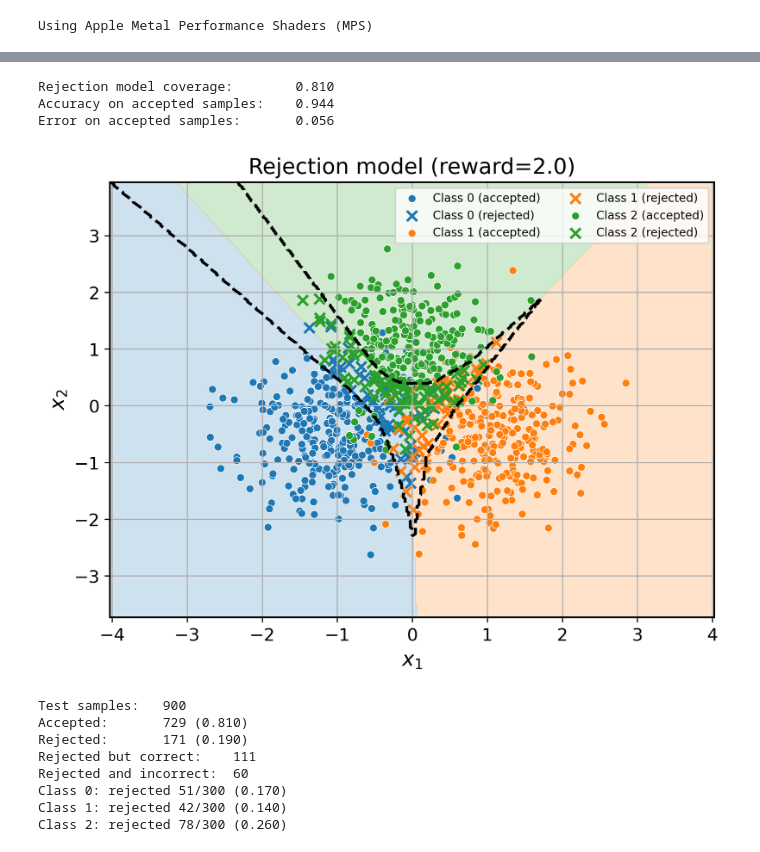
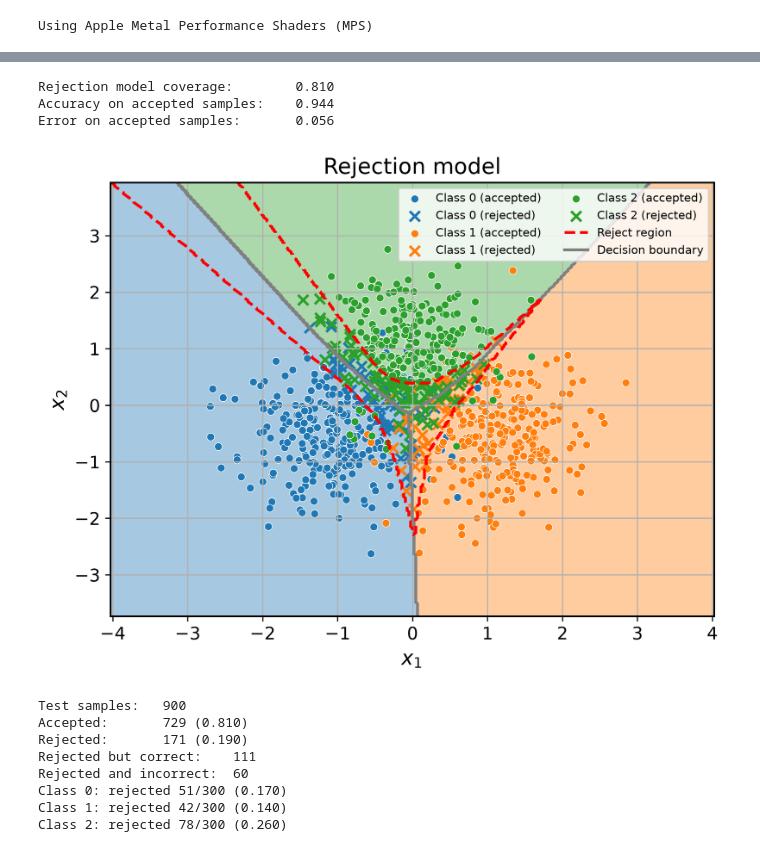
Before and after one commit to raham24/Epistemic-Uncertainty-Aware-Defect-Detection-for-Quality-Control-in-Medical-Device-Manufacturing, a Jupyter notebook: toy_example/toy_example.ipynb, the cells around one changed output, grey strips where cells are left out. Cells and saved outputs as stored; diff of their text form; code cells hidden in the pictures.

```diff
--- a/toy_example/toy_example.ipynb
+++ b/toy_example/toy_example.ipynb
@@ -349,13 +349,33 @@ ax.contourf(
     alpha=0.22,
 )
 
-# Reject region shown as dashed contour
+Z = labels.reshape(xx.shape)
+
+ax.contourf(
+    xx,
+    yy,
+    Z,
+    levels=np.arange(4) - 0.5,
+    cmap=cmap,
+    alpha=0.22,
+)
+
+ax.contour(
+    xx,
+    yy,
+    Z,
+    levels=[0.5, 1.5],
+    colors="gray",
+    linewidths=2.0,
+    linestyles="-",
+)
+
 ax.contour(
     xx,
     yy,
     abstain.reshape(xx.shape),
     levels=[0.5],
-    colors="black",
+    colors="red",
     linewidths=2.0,
     linestyles="--",
 )
@@ -393,39 +413,41 @@ ax.set_xlim(x_min, x_max)
 ax.set_ylim(y_min, y_max)
 ax.set_xlabel("$x_1$")
 ax.set_ylabel("$x_2$")
-ax.set_title(f"Rejection model (reward={reward})")
+ax.set_title(f"Rejection model")# (reward={reward})")
+ax.plot([], [], color='red', linestyle='--', linewidth=2.0, label='Reject region')
+ax.plot([], [], color='gray', linestyle='-', linewidth=2.0, label='Decision boundary')
 ax.legend(loc="best", fontsize=8, ncol=2, frameon=True)
 
 plt.show()
 
 n_test = len(y_test)
 n_accepted = int(np.sum(accepted))
 n_rejected = int(np.sum(~accepted))
 
 print(f"Test samples:   {n_test}")
 print(f"Accepted:       {n_accepted} ({n_accepted / n_test:.3f})")
 print(f"Rejected:       {n_rejected} ({n_rejected / n_test:.3f})")
 
 pred = rej_metrics_default["pred"] if "pred" in rej_metrics_default else None
 if pred is not None:
     correct = pred == y_test
 
     rejected_correct = int(np.sum((~accepted) & correct))
     rejected_wrong = int(np.sum((~accepted) & (~correct)))
 
     print(f"Rejected but correct:    {rejected_correct}")
     print(f"Rejected and incorrect:  {rejected_wrong}")
 
 for cls in np.unique(y_test):
     cls = int(cls)
     n_cls = int(np.sum(y_test == cls))
     n_cls_rej = int(np.sum((y_test == cls) & (~accepted)))
     print(f"Class {cls}: rejected {n_cls_rej}/{n_cls} ({n_cls_rej / n_cls:.3f})")
 # %% [output]
 Rejection model coverage:        0.810
 Accuracy on accepted samples:    0.944
 Error on accepted samples:       0.056
-[figure, old version]
+[figure, new version]
 Test samples:   900
 Accepted:       729 (0.810)
 Rejected:       171 (0.190)
```
Also changed, not shown: parts of 4 cells of this notebook.
